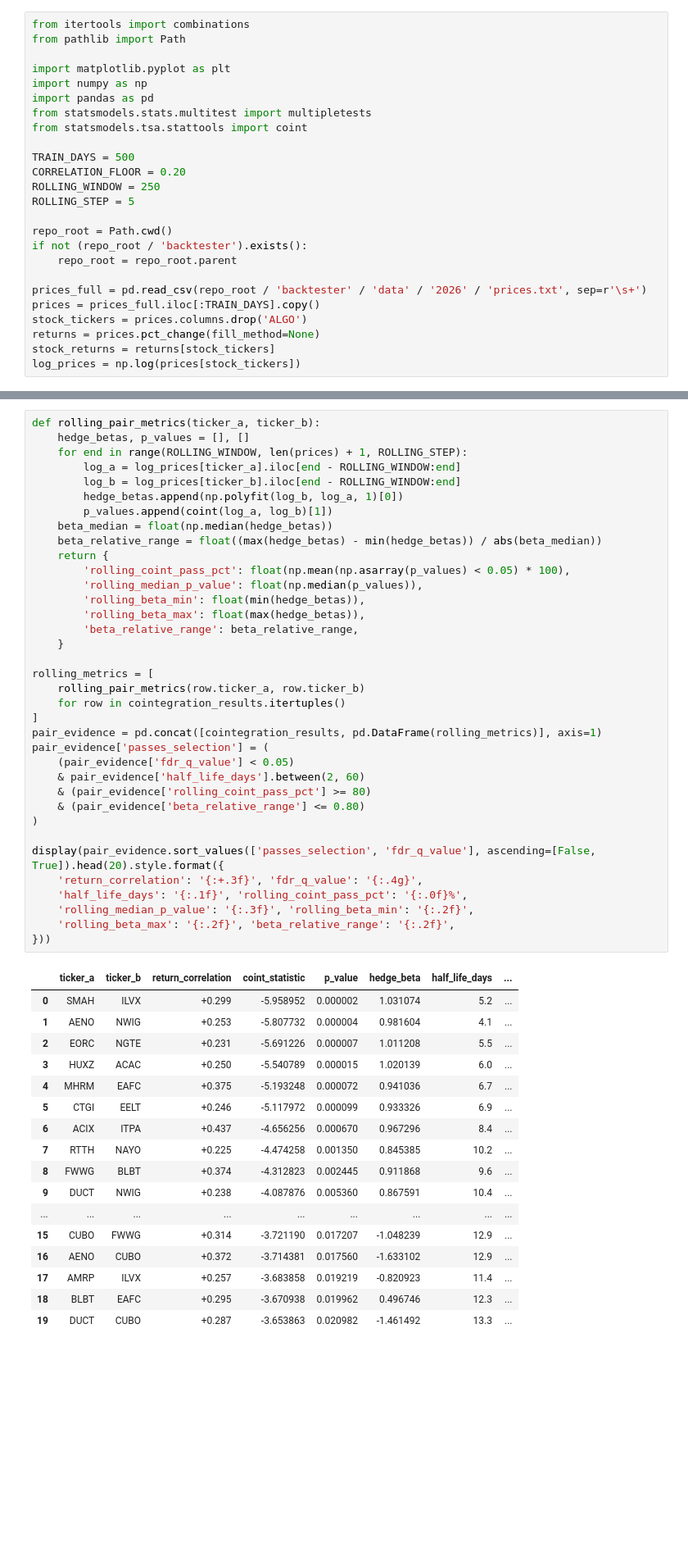
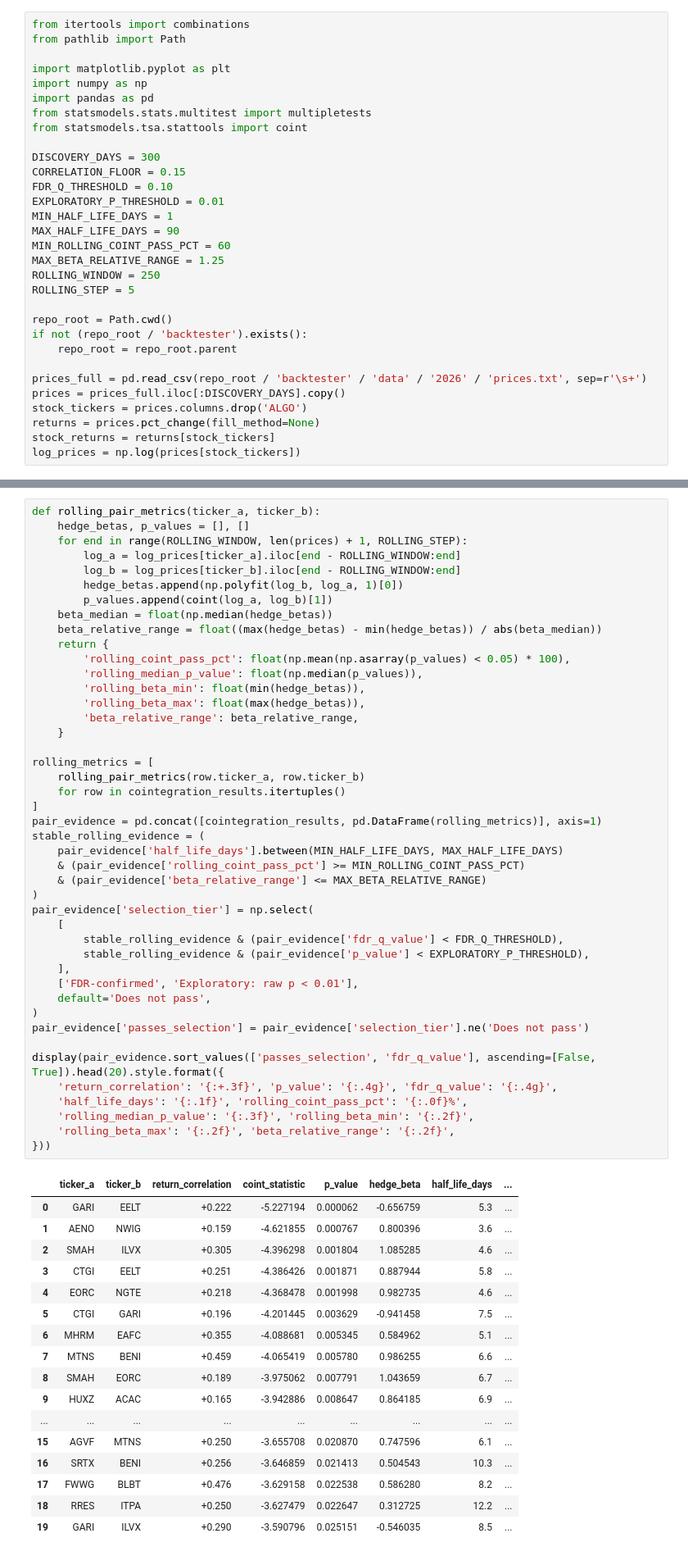
Before and after one commit to margaretzhao28/sig-algothon-2026, a Jupyter notebook: notebooks/04_cointegration_pairs.ipynb, the cells around one changed output, grey strips where cells are left out. Shown at 82% size. Saved outputs shown, nothing was run; the diff lists cells and outputs as text; blank space fills up the shorter version.

```diff
--- a/notebooks/04_cointegration_pairs.ipynb
+++ b/notebooks/04_cointegration_pairs.ipynb
@@ -19,8 +19,14 @@ import pandas as pd
 from statsmodels.stats.multitest import multipletests
 from statsmodels.tsa.stattools import coint
 
-TRAIN_DAYS = 500
-CORRELATION_FLOOR = 0.20
+DISCOVERY_DAYS = 300
+CORRELATION_FLOOR = 0.15
+FDR_Q_THRESHOLD = 0.10
+EXPLORATORY_P_THRESHOLD = 0.01
+MIN_HALF_LIFE_DAYS = 1
+MAX_HALF_LIFE_DAYS = 90
+MIN_ROLLING_COINT_PASS_PCT = 60
+MAX_BETA_RELATIVE_RANGE = 1.25
 ROLLING_WINDOW = 250
 ROLLING_STEP = 5
 
@@ -29,7 +35,7 @@ if not (repo_root / 'backtester').exists():
     repo_root = repo_root.parent
 
 prices_full = pd.read_csv(repo_root / 'backtester' / 'data' / '2026' / 'prices.txt', sep=r'\s+')
-prices = prices_full.iloc[:TRAIN_DAYS].copy()
+prices = prices_full.iloc[:DISCOVERY_DAYS].copy()
 stock_tickers = prices.columns.drop('ALGO')
 returns = prices.pct_change(fill_method=None)
 stock_returns = returns[stock_tickers]
@@ -138,53 +148,61 @@ def rolling_pair_metrics(ticker_a, ticker_b):
     hedge_betas, p_values = [], []
     for end in range(ROLLING_WINDOW, len(prices) + 1, ROLLING_STEP):
         log_a = log_prices[ticker_a].iloc[end - ROLLING_WINDOW:end]
         log_b = log_prices[ticker_b].iloc[end - ROLLING_WINDOW:end]
         hedge_betas.append(np.polyfit(log_b, log_a, 1)[0])
         p_values.append(coint(log_a, log_b)[1])
     beta_median = float(np.median(hedge_betas))
     beta_relative_range = float((max(hedge_betas) - min(hedge_betas)) / abs(beta_median))
     return {
         'rolling_coint_pass_pct': float(np.mean(np.asarray(p_values) < 0.05) * 100),
         'rolling_median_p_value': float(np.median(p_values)),
         'rolling_beta_min': float(min(hedge_betas)),
         'rolling_beta_max': float(max(hedge_betas)),
         'beta_relative_range': beta_relative_range,
     }
 
 rolling_metrics = [
     rolling_pair_metrics(row.ticker_a, row.ticker_b)
     for row in cointegration_results.itertuples()
 ]
 pair_evidence = pd.concat([cointegration_results, pd.DataFrame(rolling_metrics)], axis=1)
-pair_evidence['passes_selection'] = (
-    (pair_evidence['fdr_q_value'] < 0.05)
-    & pair_evidence['half_life_days'].between(2, 60)
-    & (pair_evidence['rolling_coint_pass_pct'] >= 80)
-    & (pair_evidence['beta_relative_range'] <= 0.80)
+stable_rolling_evidence = (
+    pair_evidence['half_life_days'].between(MIN_HALF_LIFE_DAYS, MAX_HALF_LIFE_DAYS)
+    & (pair_evidence['rolling_coint_pass_pct'] >= MIN_ROLLING_COINT_PASS_PCT)
+    & (pair_evidence['beta_relative_range'] <= MAX_BETA_RELATIVE_RANGE)
 )
+pair_evidence['selection_tier'] = np.select(
+    [
+        stable_rolling_evidence & (pair_evidence['fdr_q_value'] < FDR_Q_THRESHOLD),
+        stable_rolling_evidence & (pair_evidence['p_value'] < EXPLORATORY_P_THRESHOLD),
+    ],
+    ['FDR-confirmed', 'Exploratory: raw p < 0.01'],
+    default='Does not pass',
+)
+pair_evidence['passes_selection'] = pair_evidence['selection_tier'].ne('Does not pass')
 
 display(pair_evidence.sort_values(['passes_selection', 'fdr_q_value'], ascending=[False, True]).head(20).style.format({
-    'return_correlation': '{:+.3f}', 'fdr_q_value': '{:.4g}',
+    'return_correlation': '{:+.3f}', 'p_value': '{:.4g}', 'fdr_q_value': '{:.4g}',
     'half_life_days': '{:.1f}', 'rolling_coint_pass_pct': '{:.0f}%',
     'rolling_median_p_value': '{:.3f}', 'rolling_beta_min': '{:.2f}',
     'rolling_beta_max': '{:.2f}', 'beta_relative_range': '{:.2f}',
 }))
 # %% [output]
 |  | ticker_a | ticker_b | return_correlation | coint_statistic | p_value | hedge_beta | half_life_days | ... |
-| 0 | SMAH | ILVX | +0.299 | -5.958952 | 0.000002 | 1.031074 | 5.2 | ... |
-| 1 | AENO | NWIG | +0.253 | -5.807732 | 0.000004 | 0.981604 | 4.1 | ... |
-| 2 | EORC | NGTE | +0.231 | -5.691226 | 0.000007 | 1.011208 | 5.5 | ... |
-| 3 | HUXZ | ACAC | +0.250 | -5.540789 | 0.000015 | 1.020139 | 6.0 | ... |
-| 4 | MHRM | EAFC | +0.375 | -5.193248 | 0.000072 | 0.941036 | 6.7 | ... |
-| 5 | CTGI | EELT | +0.246 | -5.117972 | 0.000099 | 0.933326 | 6.9 | ... |
-| 6 | ACIX | ITPA | +0.437 | -4.656256 | 0.000670 | 0.967296 | 8.4 | ... |
-| 7 | RTTH | NAYO | +0.225 | -4.474258 | 0.001350 | 0.845385 | 10.2 | ... |
-| 8 | FWWG | BLBT | +0.374 | -4.312823 | 0.002445 | 0.911868 | 9.6 | ... |
-| 9 | DUCT | NWIG | +0.238 | -4.087876 | 0.005360 | 0.867591 | 10.4 | ... |
+| 0 | GARI | EELT | +0.222 | -5.227194 | 0.000062 | -0.656759 | 5.3 | ... |
+| 1 | AENO | NWIG | +0.159 | -4.621855 | 0.000767 | 0.800396 | 3.6 | ... |
+| 2 | SMAH | ILVX | +0.305 | -4.396298 | 0.001804 | 1.085285 | 4.6 | ... |
+| 3 | CTGI | EELT | +0.251 | -4.386426 | 0.001871 | 0.887944 | 5.8 | ... |
+| 4 | EORC | NGTE | +0.218 | -4.368478 | 0.001998 | 0.982735 | 4.6 | ... |
+| 5 | CTGI | GARI | +0.196 | -4.201445 | 0.003629 | -0.941458 | 7.5 | ... |
+| 6 | MHRM | EAFC | +0.355 | -4.088681 | 0.005345 | 0.584962 | 5.1 | ... |
+| 7 | MTNS | BENI | +0.459 | -4.065419 | 0.005780 | 0.986255 | 6.6 | ... |
+| 8 | SMAH | EORC | +0.189 | -3.975062 | 0.007791 | 1.043659 | 6.7 | ... |
+| 9 | HUXZ | ACAC | +0.165 | -3.942886 | 0.008647 | 0.864185 | 6.9 | ... |
 | ... | ... | ... | ... | ... | ... | ... | ... | ... |
-| 15 | CUBO | FWWG | +0.314 | -3.721190 | 0.017207 | -1.048239 | 12.9 | ... |
-| 16 | AENO | CUBO | +0.372 | -3.714381 | 0.017560 | -1.633102 | 12.9 | ... |
-| 17 | AMRP | ILVX | +0.257 | -3.683858 | 0.019219 | -0.820923 | 11.4 | ... |
-| 18 | BLBT | EAFC | +0.295 | -3.670938 | 0.019962 | 0.496746 | 12.3 | ... |
-| 19 | DUCT | CUBO | +0.287 | -3.653863 | 0.020982 | -1.461492 | 13.3 | ... |
+| 15 | AGVF | MTNS | +0.250 | -3.655708 | 0.020870 | 0.747596 | 6.1 | ... |
+| 16 | SRTX | BENI | +0.256 | -3.646859 | 0.021413 | 0.504543 | 10.3 | ... |
+| 17 | FWWG | BLBT | +0.476 | -3.629158 | 0.022538 | 0.586280 | 8.2 | ... |
+| 18 | RRES | ITPA | +0.250 | -3.627479 | 0.022647 | 0.312725 | 12.2 | ... |
+| 19 | GARI | ILVX | +0.290 | -3.590796 | 0.025151 | -0.546035 | 8.5 | ... |
 # %% [markdown]
```
Also changed, not shown: parts of 10 cells of this notebook, 5 other files.
